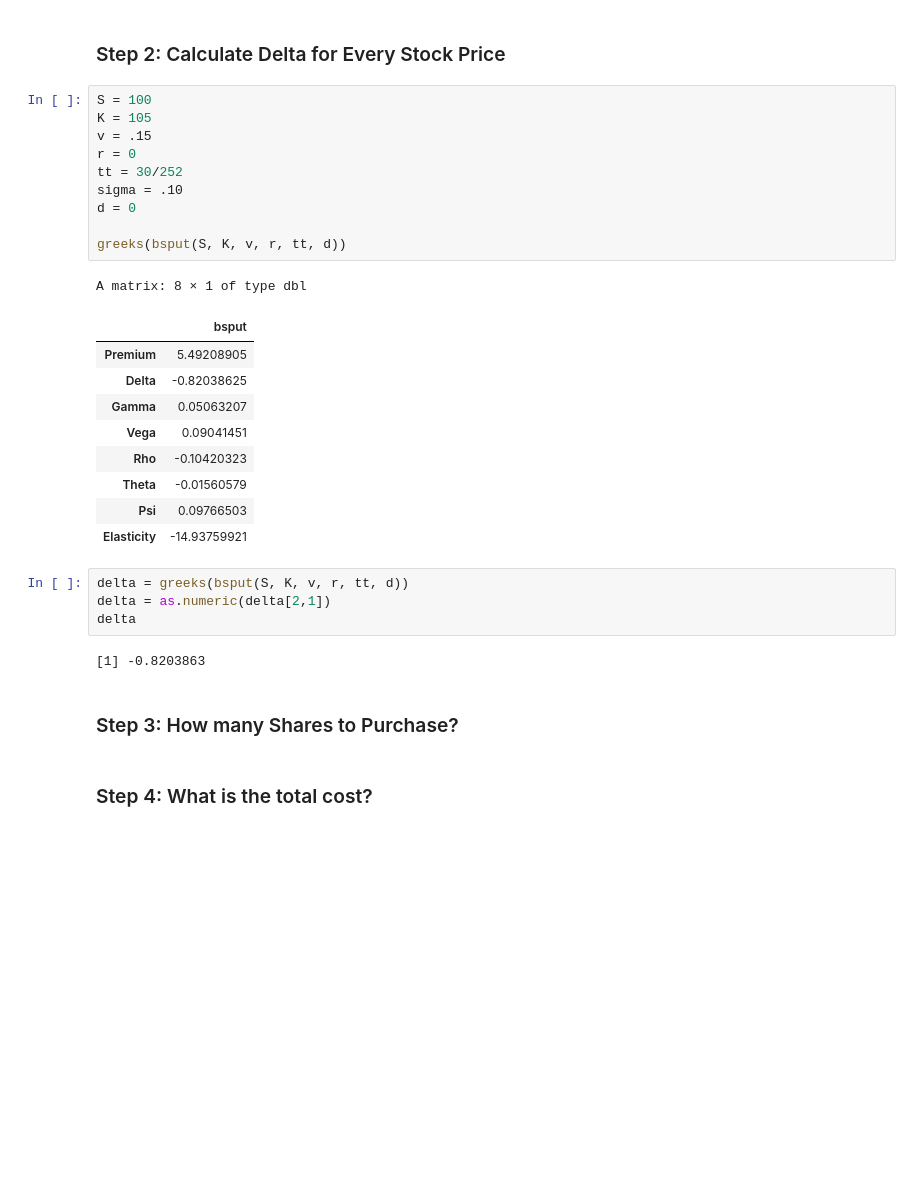
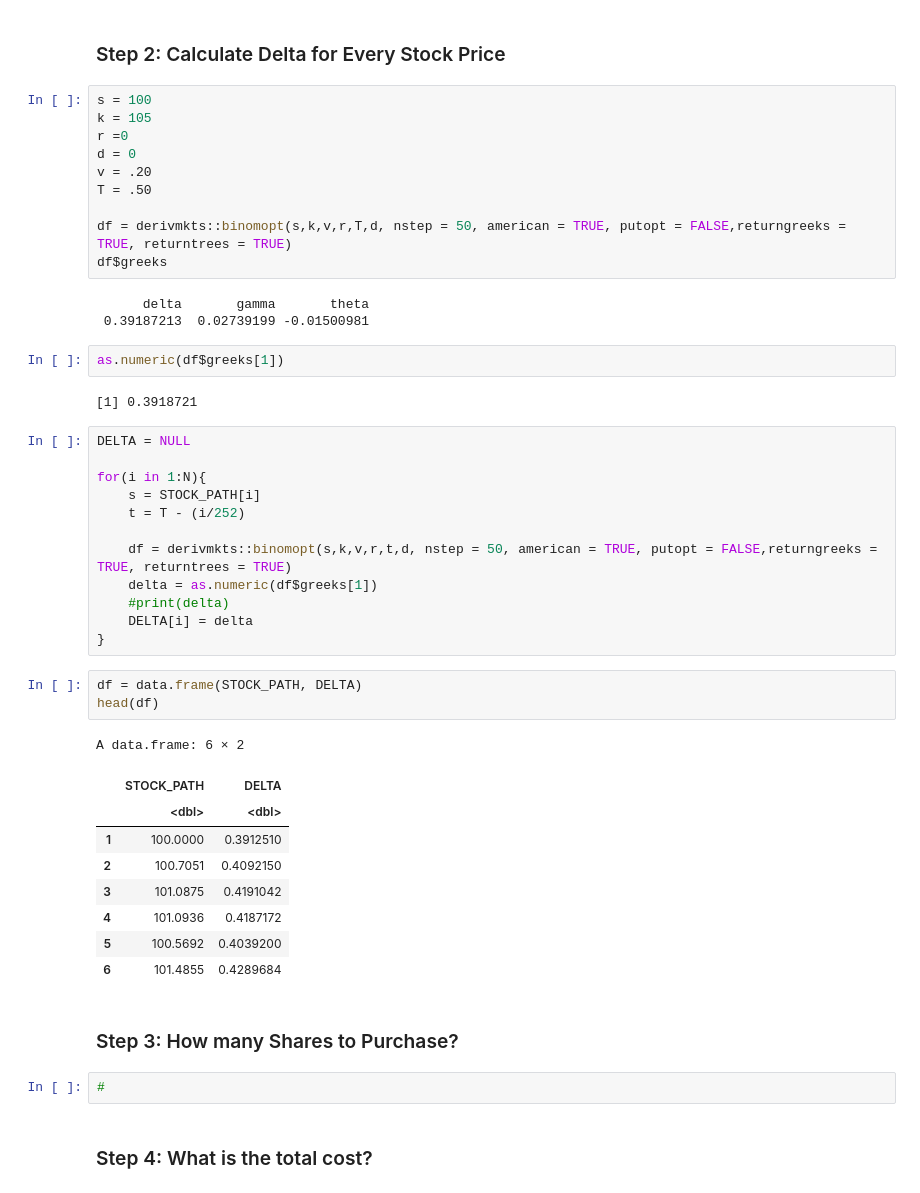
Before and after one commit to Riley25/Pricing-and-Hedging, a Jupyter notebook: FE-620/R/Hedge_Example.ipynb, the cells around one changed output. Saved outputs shown, nothing was run; the diff lists cells and outputs as text; blank space fills up the shorter version.

```diff
--- a/FE-620/R/Hedge_Example.ipynb
+++ b/FE-620/R/Hedge_Example.ipynb
@@ -173,34 +175,51 @@ STOCK_PATH[1:5]
 # %% [markdown]
 ### Step 2: Calculate Delta for Every Stock Price
-# %%
-S = 100
-K = 105
-v = .15
-r = 0
-tt = 30/252
-sigma = .10
-d = 0
-
-greeks(bsput(S, K, v, r, tt, d))
-# %% [output]
-A matrix: 8 × 1 of type dbl
-|  | bsput |
-| Premium | 5.49208905 |
-| Delta | -0.82038625 |
-| Gamma | 0.05063207 |
-| Vega | 0.09041451 |
-| Rho | -0.10420323 |
-| Theta | -0.01560579 |
-| Psi | 0.09766503 |
-| Elasticity | -14.93759921 |
-# %%
-delta = greeks(bsput(S, K, v, r, tt, d))
-delta = as.numeric(delta[2,1])
-delta
-# %% [output]
-[1] -0.8203863
+# %%
+s = 100
+k = 105
+r =0
+d = 0
+v = .20
+T = .50
+
+df = derivmkts::binomopt(s,k,v,r,T,d, nstep = 50, american = TRUE, putopt = FALSE,returngreeks = TRUE, returntrees = TRUE)
+df$greeks
+# %% [output]
+      delta       gamma       theta
+ 0.39187213  0.02739199 -0.01500981
+# %%
+as.numeric(df$greeks[1])
+# %% [output]
+[1] 0.3918721
+# %%
+DELTA = NULL
+
+for(i in 1:N){
+    s = STOCK_PATH[i]
+    t = T - (i/252)
+
+    df = derivmkts::binomopt(s,k,v,r,t,d, nstep = 50, american = TRUE, putopt = FALSE,returngreeks = TRUE, returntrees = TRUE)
+    delta = as.numeric(df$greeks[1])
+    #print(delta)
+    DELTA[i] = delta
+}
+# %%
+df = data.frame(STOCK_PATH, DELTA)
+head(df)
+# %% [output]
+A data.frame: 6 × 2
+|  | STOCK_PATH | DELTA |
+|  | <dbl> | <dbl> |
+| 1 | 100.0000 | 0.3912510 |
+| 2 | 100.7051 | 0.4092150 |
+| 3 | 101.0875 | 0.4191042 |
+| 4 | 101.0936 | 0.4187172 |
+| 5 | 100.5692 | 0.4039200 |
+| 6 | 101.4855 | 0.4289684 |
 # %% [markdown]
 ### Step 3: How many Shares to Purchase?
+# %%
+#
 # %% [markdown]
 ### Step 4: What is the total cost?
 # %% [markdown]
```
Also changed, not shown: parts of 4 cells of this notebook, 3 other files.
